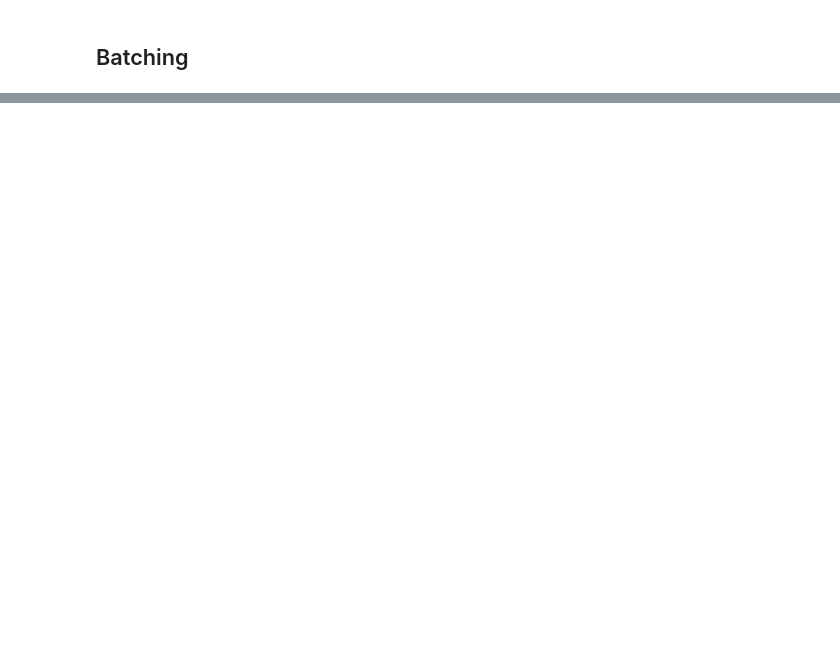
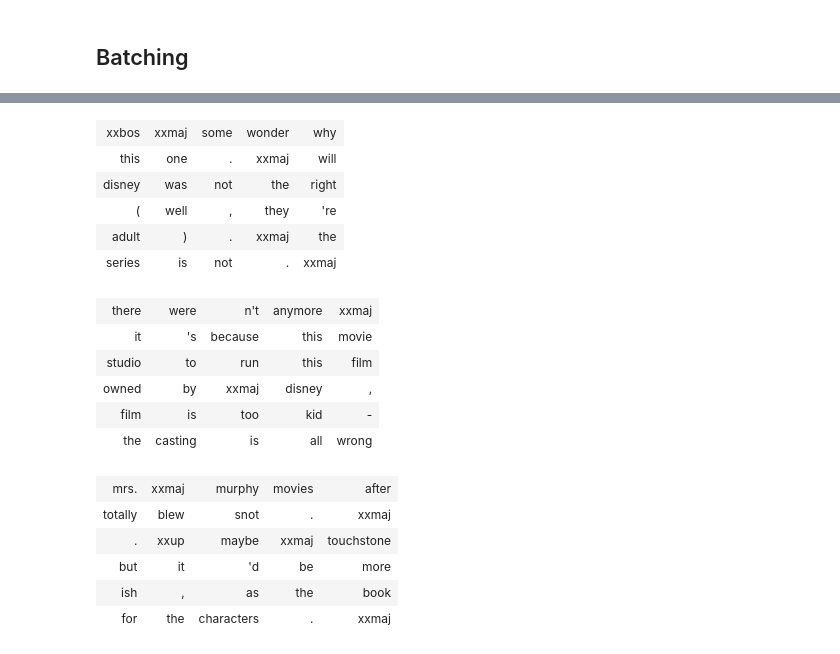
Before and after one commit to fg91/fastai_deep_learning_from_the_foundations, a Jupyter notebook: 12_text.ipynb, the cells around one changed output, grey strips where cells are left out. Drawn from its saved outputs; the diff is of its cells as text; code cells hidden in the pictures; blank space fills up the shorter version.

```diff
--- a/12_text.ipynb
+++ b/12_text.ipynb
@@ -310,0 +345,26 @@ proc_num.deproc1(ll.train[0][0])[:10]
+# %%
+bs, bptt = 6, 5
+# %%
+for k in range(3):
+    d_tokens = np.array([tokens[i*seq_len + k*bptt:i*seq_len + (k+1)*bptt] for i in range(bs)])
+    df = pd.DataFrame(d_tokens)
+    display(HTML(df.to_html(index=False, header=None)))
+# %% [output]
+| xxbos | xxmaj | some | wonder | why |
+| this | one | . | xxmaj | will |
+| disney | was | not | the | right |
+| ( | well | , | they | 're |
+| adult | ) | . | xxmaj | the |
+| series | is | not | . | xxmaj |
+| there | were | n't | anymore | xxmaj |
+| it | 's | because | this | movie |
+| studio | to | run | this | film |
+| owned | by | xxmaj | disney | , |
+| film | is | too | kid | - |
+| the | casting | is | all | wrong |
+| mrs. | xxmaj | murphy | movies | after |
+| totally | blew | snot | . | xxmaj |
+| . | xxup | maybe | xxmaj | touchstone |
+| but | it | 'd | be | more |
+| ish | , | as | the | book |
+| for | the | characters | . | xxmaj |
```
Also changed, not shown: parts of 89 cells of this notebook, 1 other file.
